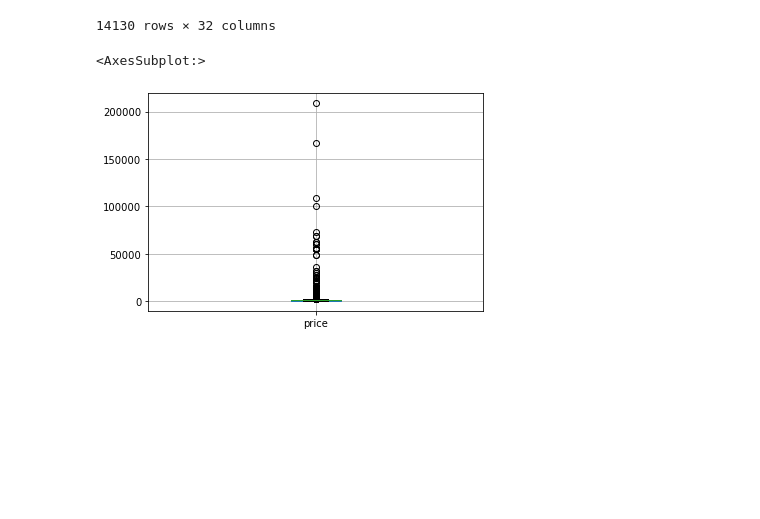
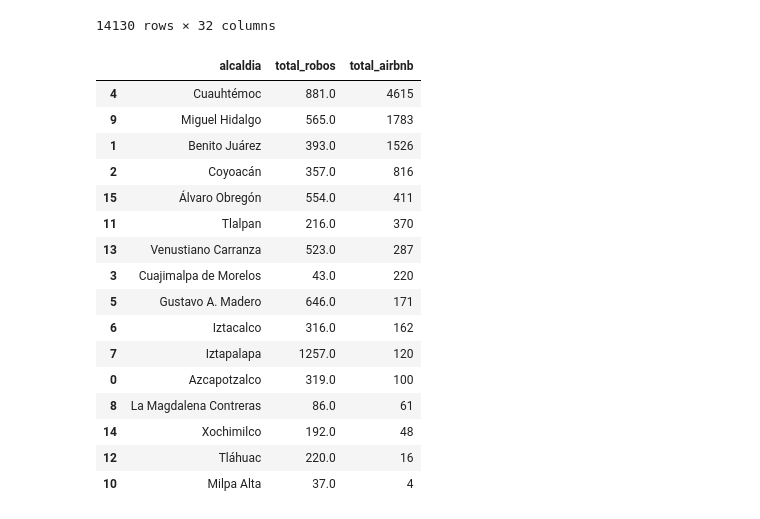
Before and after one commit to alexis96/Airbnb_Delincuencia_MCD, a Jupyter notebook: Obtencion_Limpieza_Airbnb_Y_Delicuencia.ipynb, the cells around one changed output. Cells and saved outputs as stored; diff of their text form; code cells hidden in the pictures; blank space fills up the shorter version.

```diff
--- a/Obtencion_Limpieza_Airbnb_Y_Delicuencia.ipynb
+++ b/Obtencion_Limpieza_Airbnb_Y_Delicuencia.ipynb
@@ -223,8 +225,27 @@ df_result.sort_values(by="price", ascending=False)
 | 13437 | Habitación privada, gradable cond... | 371681064 | Martha | Álvaro Obregón | 19.38712 | -99.19439 | Private room | 170 | 1 | ... |
 | 4999 | Habitación amueblada, Colonia Rom... | 100289899 | Pablo | Cuauhtémoc | 19.42431 | -99.15610 | Private room | 150 | 7 | ... |
 14130 rows × 32 columns
-# %%
-df_result.boxplot(column="price")
-# %% [output]
-<AxesSubplot:>
-[figure, removed]
+# %%
+df_res_2020 = df_result.loc[df_result.last_review > "2020-01-01"]
+df_bar_charts = df_res_2020.groupby(["alcaldia"]).agg({"Robo a transeúnte en vía pública":"max", "name":"count"}).reset_index()
+df_bar_charts = df_bar_charts.rename(columns={'name':'total_airbnb', "Robo a transeúnte en vía pública":"total_robos" })
+df_bar_charts = df_bar_charts.sort_values(by="total_airbnb",ascending=False)
+df_bar_charts
+# %% [output]
+|  | alcaldia | total_robos | total_airbnb |
+| 4 | Cuauhtémoc | 881.0 | 4615 |
+| 9 | Miguel Hidalgo | 565.0 | 1783 |
+| 1 | Benito Juárez | 393.0 | 1526 |
+| 2 | Coyoacán | 357.0 | 816 |
+| 15 | Álvaro Obregón | 554.0 | 411 |
+| 11 | Tlalpan | 216.0 | 370 |
+| 13 | Venustiano Carranza | 523.0 | 287 |
+| 3 | Cuajimalpa de Morelos | 43.0 | 220 |
+| 5 | Gustavo A. Madero | 646.0 | 171 |
+| 6 | Iztacalco | 316.0 | 162 |
+| 7 | Iztapalapa | 1257.0 | 120 |
+| 0 | Azcapotzalco | 319.0 | 100 |
+| 8 | La Magdalena Contreras | 86.0 | 61 |
+| 14 | Xochimilco | 192.0 | 48 |
+| 12 | Tláhuac | 220.0 | 16 |
+| 10 | Milpa Alta | 37.0 | 4 |
```
Also changed, not shown: parts of 3 cells of this notebook, 4 other files.
